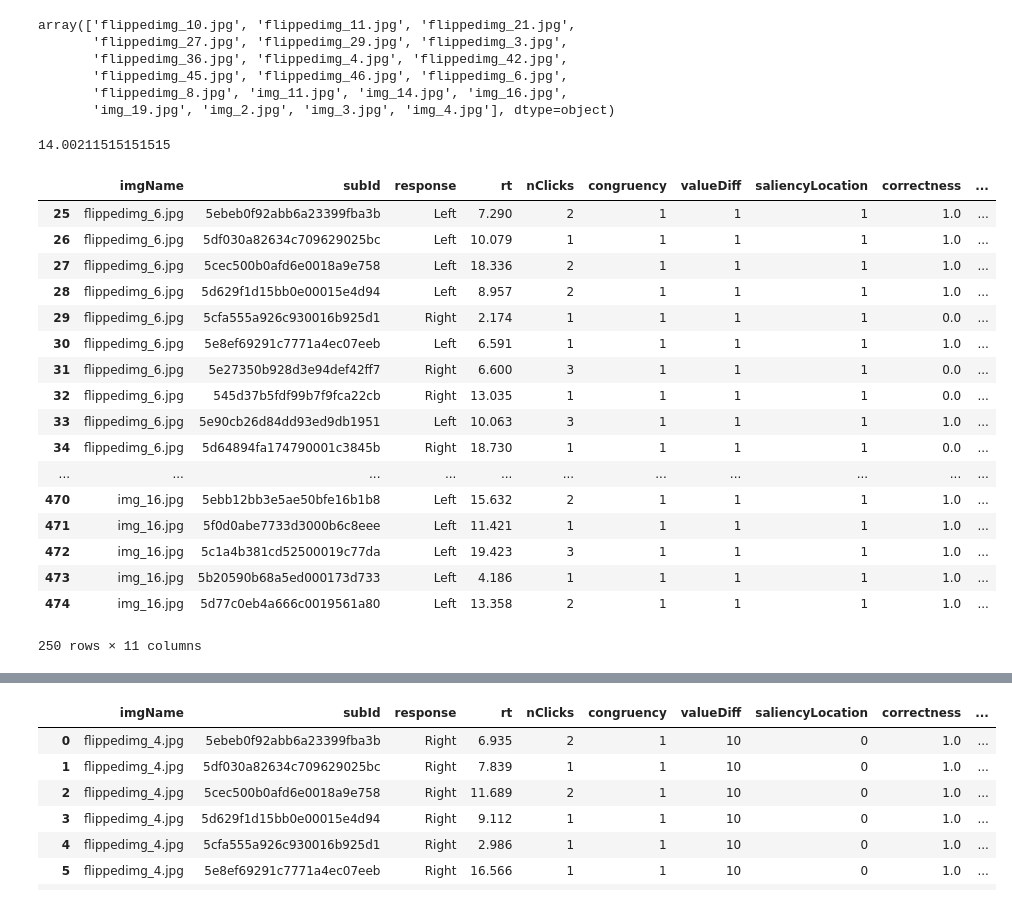
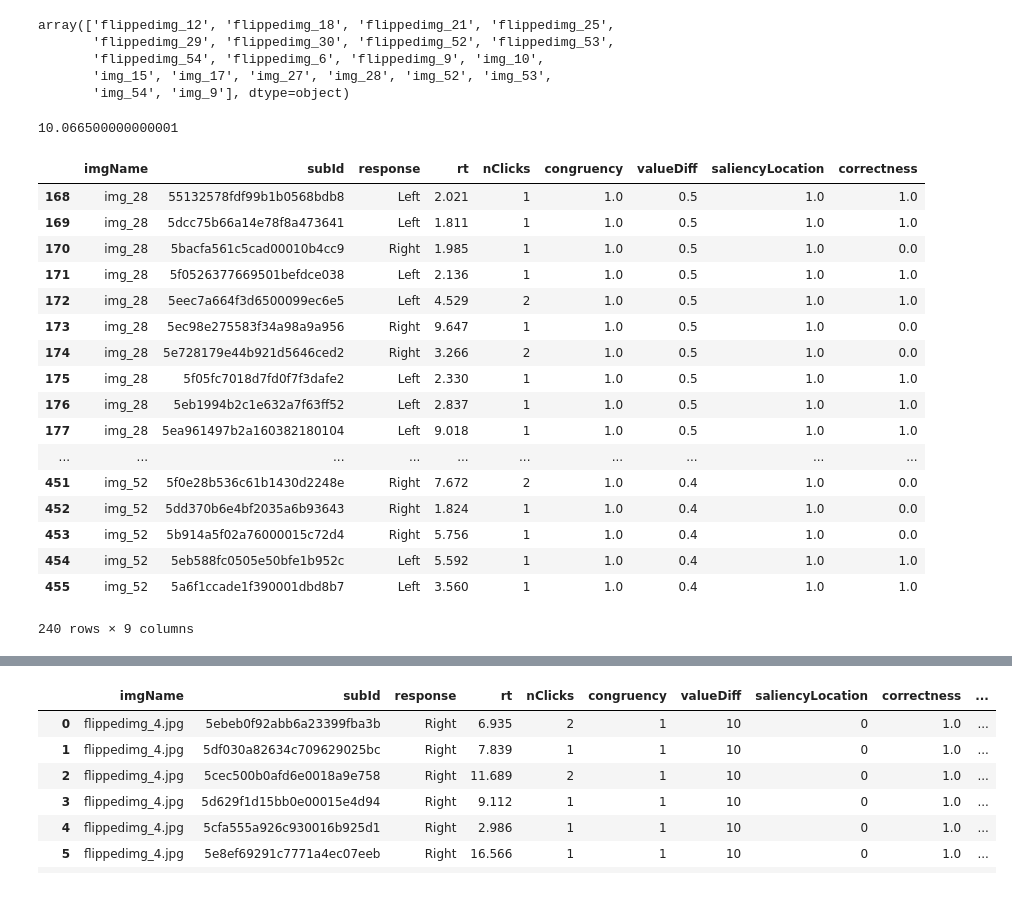
Before and after one commit to lixiaomin328/fruits_project, a Jupyter notebook: processing/rtProcess.ipynb, the cells around one changed output, grey strips where cells are left out. Drawn from its saved outputs; the diff is of its cells as text; code cells hidden in the pictures.

```diff
--- a/processing/rtProcess.ipynb
+++ b/processing/rtProcess.ipynb
@@ -4,5 +4,5 @@ import numpy as np
 from scipy import stats
 from sklearn.linear_model import LogisticRegression
 # %%
-df = pd.read_csv ('preprocessing/processedDataPilot1.csv')
+df = pd.read_csv ('../processedData/processedDataPilot2_decimal.csv')
 print(df)
@@ -12,38 +30,37 @@ subNames = np.unique(df['subId'])
 df['valueDiff']=df['valueDiff'].apply(np.abs)
 imgNames
 # %% [output]
-array(['flippedimg_10.jpg', 'flippedimg_11.jpg', 'flippedimg_21.jpg',
-       'flippedimg_27.jpg', 'flippedimg_29.jpg', 'flippedimg_3.jpg',
-       'flippedimg_36.jpg', 'flippedimg_4.jpg', 'flippedimg_42.jpg',
-       'flippedimg_45.jpg', 'flippedimg_46.jpg', 'flippedimg_6.jpg',
-       'flippedimg_8.jpg', 'img_11.jpg', 'img_14.jpg', 'img_16.jpg',
-       'img_19.jpg', 'img_2.jpg', 'img_3.jpg', 'img_4.jpg'], dtype=object)
+array(['flippedimg_12', 'flippedimg_18', 'flippedimg_21', 'flippedimg_25',
+       'flippedimg_29', 'flippedimg_30', 'flippedimg_52', 'flippedimg_53',
+       'flippedimg_54', 'flippedimg_6', 'flippedimg_9', 'img_10',
+       'img_15', 'img_17', 'img_27', 'img_28', 'img_52', 'img_53',
+       'img_54', 'img_9'], dtype=object)
 # %%
 df[df['rt'] > 10].mean(axis=0).rt
 # %% [output]
-14.00211515151515
+10.066500000000001
 # %%
-lowDf = df[df['valueDiff']<5]
-highDf = df[df['valueDiff']>4]
+lowDf = df[df['valueDiff']<0.55]
+highDf = df[df['valueDiff']>0.55]
 lowDf
 # %% [output]
-|  | imgName | subId | response | rt | nClicks | congruency | valueDiff | saliencyLocation | correctness | ... |
-| 25 | flippedimg_6.jpg | 5ebeb0f92abb6a23399fba3b | Left | 7.290 | 2 | 1 | 1 | 1 | 1.0 | ... |
-| 26 | flippedimg_6.jpg | 5df030a82634c709629025bc | Left | 10.079 | 1 | 1 | 1 | 1 | 1.0 | ... |
-| 27 | flippedimg_6.jpg | 5cec500b0afd6e0018a9e758 | Left | 18.336 | 2 | 1 | 1 | 1 | 1.0 | ... |
-| 28 | flippedimg_6.jpg | 5d629f1d15bb0e00015e4d94 | Left | 8.957 | 2 | 1 | 1 | 1 | 1.0 | ... |
-| 29 | flippedimg_6.jpg | 5cfa555a926c930016b925d1 | Right | 2.174 | 1 | 1 | 1 | 1 | 0.0 | ... |
-| 30 | flippedimg_6.jpg | 5e8ef69291c7771a4ec07eeb | Left | 6.591 | 1 | 1 | 1 | 1 | 1.0 | ... |
-| 31 | flippedimg_6.jpg | 5e27350b928d3e94def42ff7 | Right | 6.600 | 3 | 1 | 1 | 1 | 0.0 | ... |
-| 32 | flippedimg_6.jpg | 545d37b5fdf99b7f9fca22cb | Right | 13.035 | 1 | 1 | 1 | 1 | 0.0 | ... |
-| 33 | flippedimg_6.jpg | 5e90cb26d84dd93ed9db1951 | Left | 10.063 | 3 | 1 | 1 | 1 | 1.0 | ... |
-| 34 | flippedimg_6.jpg | 5d64894fa174790001c3845b | Right | 18.730 | 1 | 1 | 1 | 1 | 0.0 | ... |
-| ... | ... | ... | ... | ... | ... | ... | ... | ... | ... | ... |
-| 470 | img_16.jpg | 5ebb12bb3e5ae50bfe16b1b8 | Left | 15.632 | 2 | 1 | 1 | 1 | 1.0 | ... |
-| 471 | img_16.jpg | 5f0d0abe7733d3000b6c8eee | Left | 11.421 | 1 | 1 | 1 | 1 | 1.0 | ... |
-| 472 | img_16.jpg | 5c1a4b381cd52500019c77da | Left | 19.423 | 3 | 1 | 1 | 1 | 1.0 | ... |
-| 473 | img_16.jpg | 5b20590b68a5ed000173d733 | Left | 4.186 | 1 | 1 | 1 | 1 | 1.0 | ... |
-| 474 | img_16.jpg | 5d77c0eb4a666c0019561a80 | Left | 13.358 | 2 | 1 | 1 | 1 | 1.0 | ... |
+|  | imgName | subId | response | rt | nClicks | congruency | valueDiff | saliencyLocation | correctness |
+| 168 | img_28 | 55132578fdf99b1b0568bdb8 | Left | 2.021 | 1 | 1.0 | 0.5 | 1.0 | 1.0 |
+| 169 | img_28 | 5dcc75b66a14e78f8a473641 | Left | 1.811 | 1 | 1.0 | 0.5 | 1.0 | 1.0 |
+| 170 | img_28 | 5bacfa561c5cad00010b4cc9 | Right | 1.985 | 1 | 1.0 | 0.5 | 1.0 | 0.0 |
+| 171 | img_28 | 5f0526377669501befdce038 | Left | 2.136 | 1 | 1.0 | 0.5 | 1.0 | 1.0 |
+| 172 | img_28 | 5eec7a664f3d6500099ec6e5 | Left | 4.529 | 2 | 1.0 | 0.5 | 1.0 | 1.0 |
+| 173 | img_28 | 5ec98e275583f34a98a9a956 | Right | 9.647 | 1 | 1.0 | 0.5 | 1.0 | 0.0 |
+| 174 | img_28 | 5e728179e44b921d5646ced2 | Right | 3.266 | 2 | 1.0 | 0.5 | 1.0 | 0.0 |
+| 175 | img_28 | 5f05fc7018d7fd0f7f3dafe2 | Left | 2.330 | 1 | 1.0 | 0.5 | 1.0 | 1.0 |
+| 176 | img_28 | 5eb1994b2c1e632a7f63ff52 | Left | 2.837 | 1 | 1.0 | 0.5 | 1.0 | 1.0 |
+| 177 | img_28 | 5ea961497b2a160382180104 | Left | 9.018 | 1 | 1.0 | 0.5 | 1.0 | 1.0 |
+| ... | ... | ... | ... | ... | ... | ... | ... | ... | ... |
+| 451 | img_52 | 5f0e28b536c61b1430d2248e | Right | 7.672 | 2 | 1.0 | 0.4 | 1.0 | 0.0 |
+| 452 | img_52 | 5dd370b6e4bf2035a6b93643 | Right | 1.824 | 1 | 1.0 | 0.4 | 1.0 | 0.0 |
+| 453 | img_52 | 5b914a5f02a76000015c72d4 | Right | 5.756 | 1 | 1.0 | 0.4 | 1.0 | 0.0 |
+| 454 | img_52 | 5eb588fc0505e50bfe1b952c | Left | 5.592 | 1 | 1.0 | 0.4 | 1.0 | 1.0 |
+| 455 | img_52 | 5a6f1ccade1f390001dbd8b7 | Left | 3.560 | 1 | 1.0 | 0.4 | 1.0 | 1.0 |
-250 rows × 11 columns
+240 rows × 9 columns
 # %%
 def rtCongruency(df,congr):
```
Also changed, not shown: parts of 9 cells of this notebook, 17 other files.
